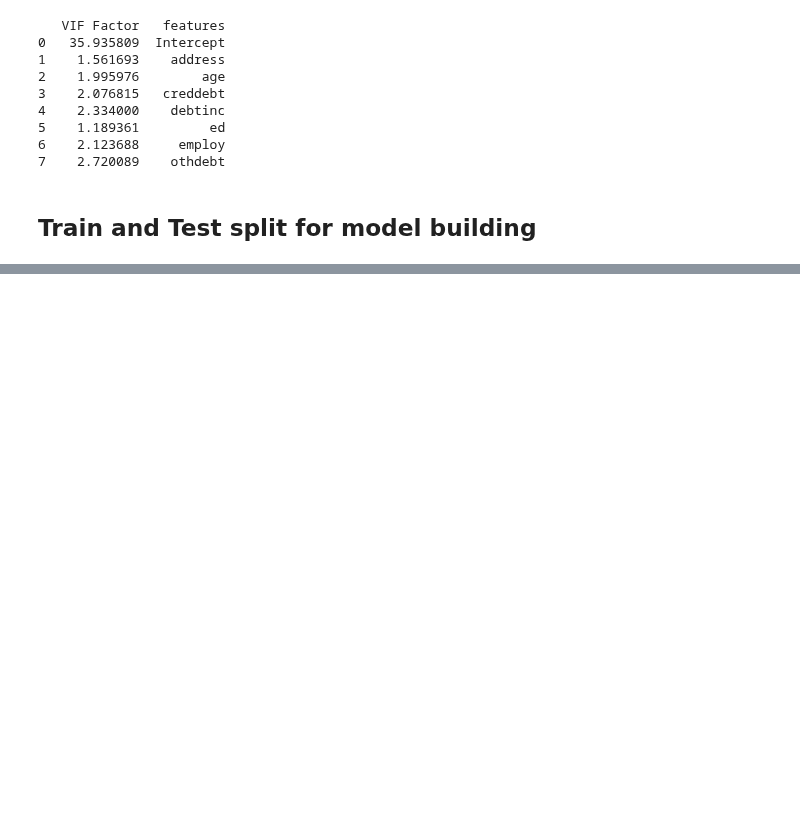
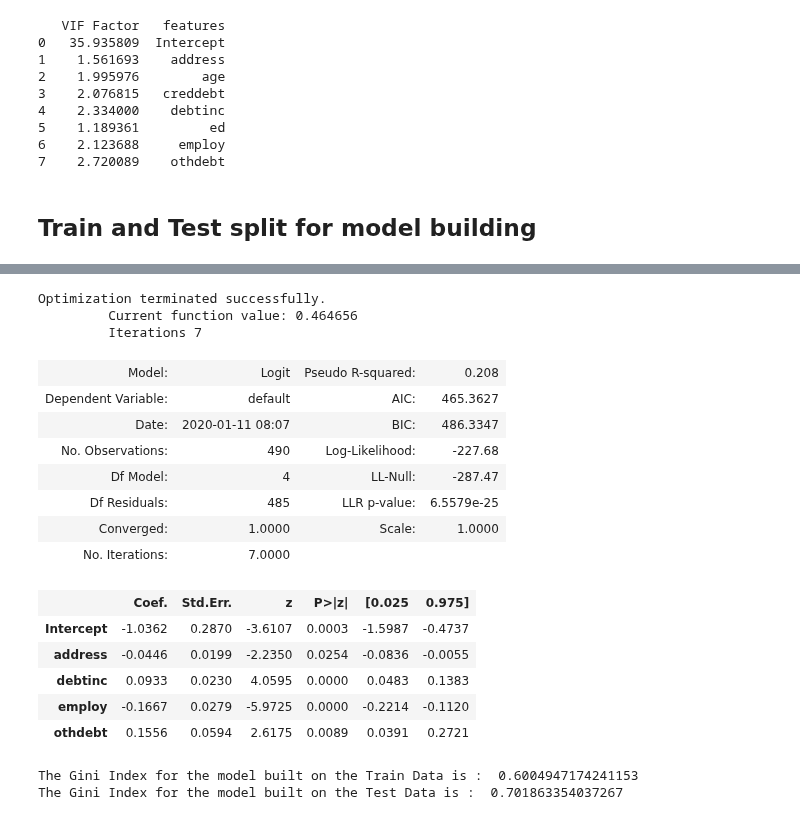
Before and after one commit to mkmritunjay/machineLearning, a Jupyter notebook: Logistic_regression.ipynb, the cells around one changed output, grey strips where cells are left out. Drawn from its saved outputs; the diff is of its cells as text; code cells hidden in the pictures; blank space fills up the shorter version.

```diff
--- a/Logistic_regression.ipynb
+++ b/Logistic_regression.ipynb
@@ -334,0 +377,38 @@ print(vif)
+# %%
+logreg = sm.logit(formula='default ~ address+debtinc+employ+othdebt' , data=train_X)
+result = logreg.fit()
+
+result.summary2()
+# looking at the summary we can create mathematical equation using intercept and coef. Equation is given below:
+# L = -0.0446*address + 0.0933*debtinc - 0.1667*employ + 0.1556*othdebt - 1.0362
+# P(Y=1) = exp(L)/1+exp(L) we can either use this formula or use predict() method
+# %% [output]
+Optimization terminated successfully.
+         Current function value: 0.464656
+         Iterations 7
+| Model: | Logit | Pseudo R-squared: | 0.208 |
+| Dependent Variable: | default | AIC: | 465.3627 |
+| Date: | 2020-01-11 08:07 | BIC: | 486.3347 |
+| No. Observations: | 490 | Log-Likelihood: | -227.68 |
+| Df Model: | 4 | LL-Null: | -287.47 |
+| Df Residuals: | 485 | LLR p-value: | 6.5579e-25 |
+| Converged: | 1.0000 | Scale: | 1.0000 |
+| No. Iterations: | 7.0000 |  |  |
+|  | Coef. | Std.Err. | z | P>|z| | [0.025 | 0.975] |
+| Intercept | -1.0362 | 0.2870 | -3.6107 | 0.0003 | -1.5987 | -0.4737 |
+| address | -0.0446 | 0.0199 | -2.2350 | 0.0254 | -0.0836 | -0.0055 |
+| debtinc | 0.0933 | 0.0230 | 4.0595 | 0.0000 | 0.0483 | 0.1383 |
+| employ | -0.1667 | 0.0279 | -5.9725 | 0.0000 | -0.2214 | -0.1120 |
+| othdebt | 0.1556 | 0.0594 | 2.6175 | 0.0089 | 0.0391 | 0.2721 |
+# %%
+# compare gini or somers'D for train and test data
+train_gini = 2*metrics.roc_auc_score(train_X['default'], result.predict()) - 1
+print("The Gini Index for the model built on the Train Data is : ", train_gini)
+
+test_gini = 2*metrics.roc_auc_score(test_X['default'], result.predict(test_X)) - 1
+print("The Gini Index for the model built on the Test Data is : ", test_gini)
+# looking at gini index it appears that model was underfitted since train score is lower than test score. We should always take care of underfitting
+# and overfitting issues.
+# %% [output]
+The Gini Index for the model built on the Train Data is :  0.6004947174241153
+The Gini Index for the model built on the Test Data is :  0.701863354037267
```
Also changed, not shown: parts of 9 cells of this notebook.
